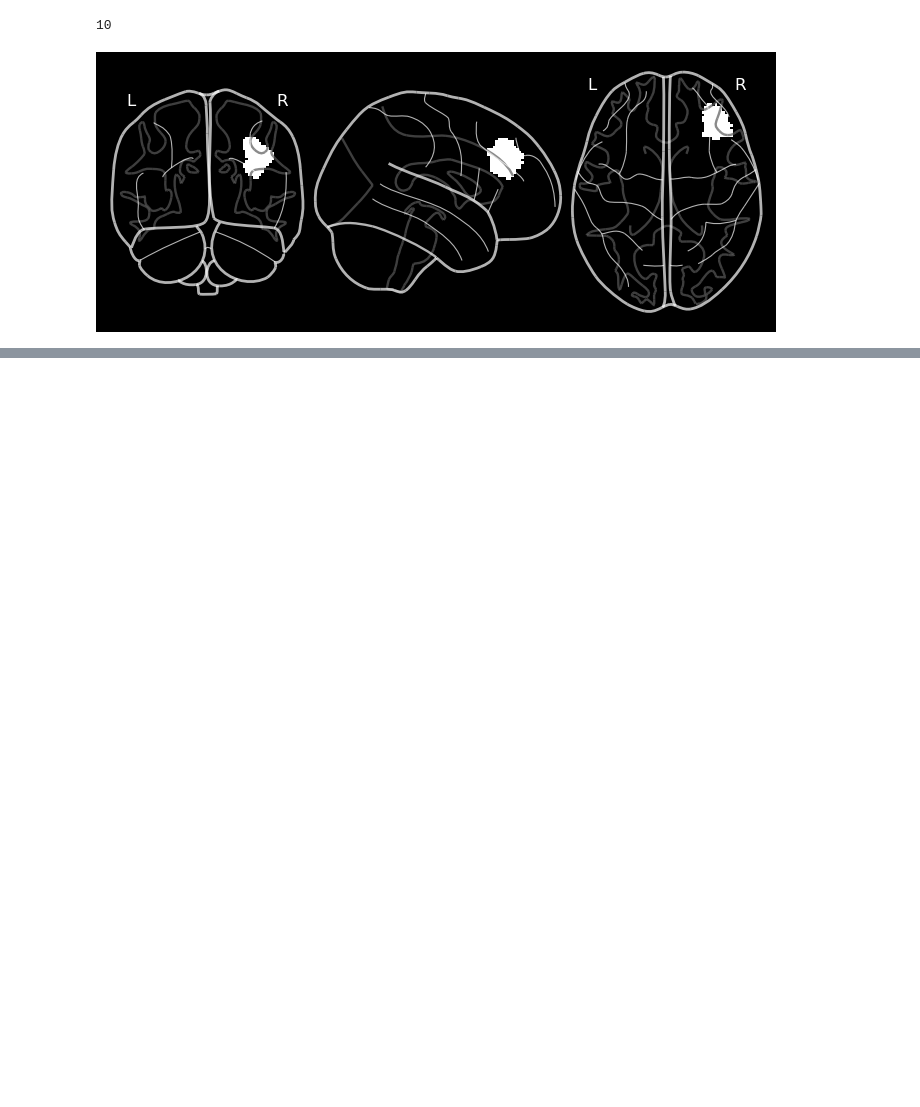
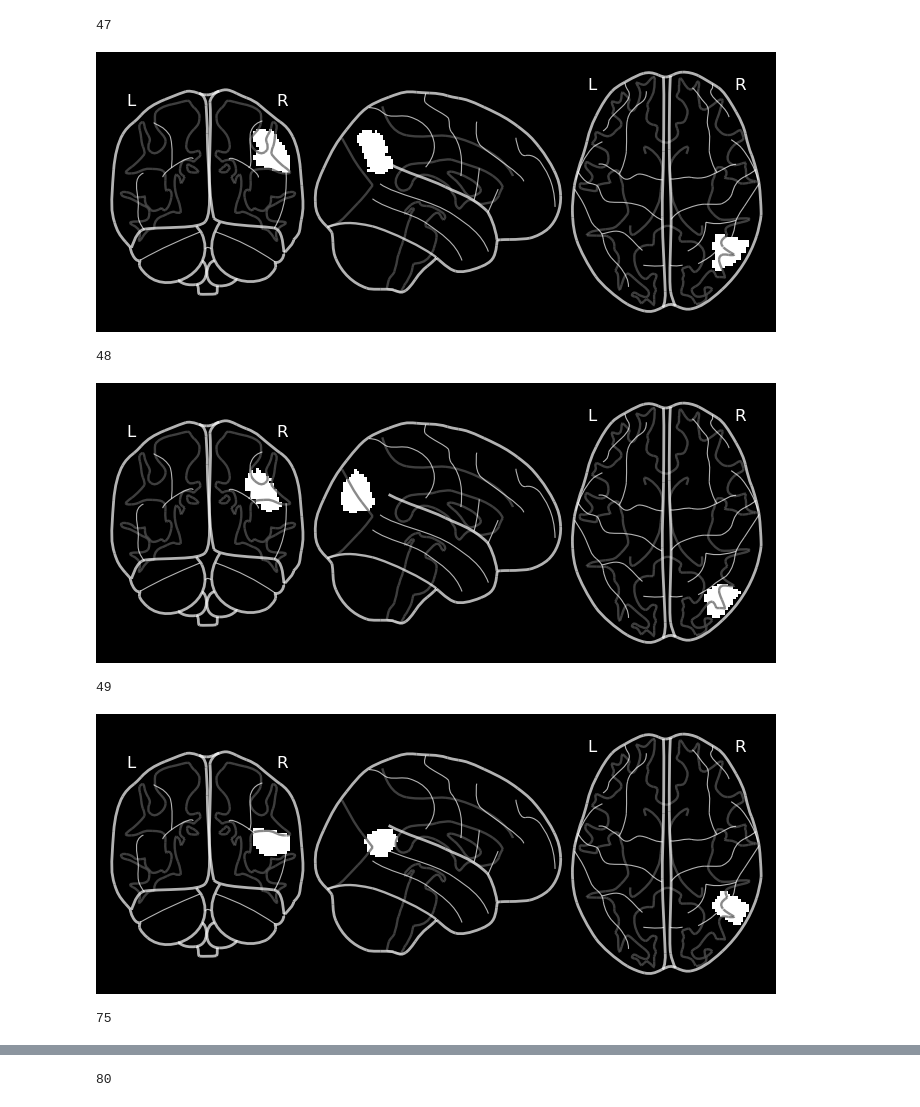
Before and after one commit to nomcomm/partlycloudy2, a Jupyter notebook: scripts/supplementary_analyses/supp_09_additional_visualizations.ipynb, the cells around one changed output, grey strips where cells are left out. Drawn from its saved outputs; the diff is of its cells as text; code cells hidden in the pictures; blank space fills up the shorter version.

```diff
--- a/scripts/supplementary_analyses/supp_09_additional_visualizations.ipynb
+++ b/scripts/supplementary_analyses/supp_09_additional_visualizations.ipynb
@@ -16,25 +16,30 @@ from nilearn import image
 # %%
 
 
-rois_file              = '../data/02_rois_masks_maps/shen_2mm_268_parcellation.nii'
-masker_prefitting_file = '../data/02_rois_masks_maps/maskerprefit_bold.nii.gz'
+rois_file              = '../../data/02_rois_masks_maps/shen_2mm_268_parcellation.nii'
+masker_prefitting_file = '../../data/02_rois_masks_maps/maskerprefit_bold.nii.gz'
 
 my_masker            = maskers.NiftiLabelsMasker(rois_file);
 my_masker.fit(masker_prefitting_file);
 
 
 roi_list = [47, 48, 49, 75, 80]
-roi_list = [10]
+#roi_list = [10]
 
 for my_roi in roi_list:
     print(my_roi)
     vec = np.zeros(268)
     vec[my_roi] = 1
     curr_vec = np.reshape(vec, (268,1)).T
     curr_img = my_masker.inverse_transform(curr_vec);
 
     nilearn.plotting.plot_glass_brain(curr_img, black_bg=True,)
     plt.show()
 # %% [output]
-10
+47
-[figure, old version]
+[figure, new version]
+48
+[figure, added]
+49
+[figure, added]
+75
@@ -40,0 +47 @@ for my_roi in roi_list:
+80
```
Also changed, not shown: parts of 2 cells of this notebook, 1 other file.
